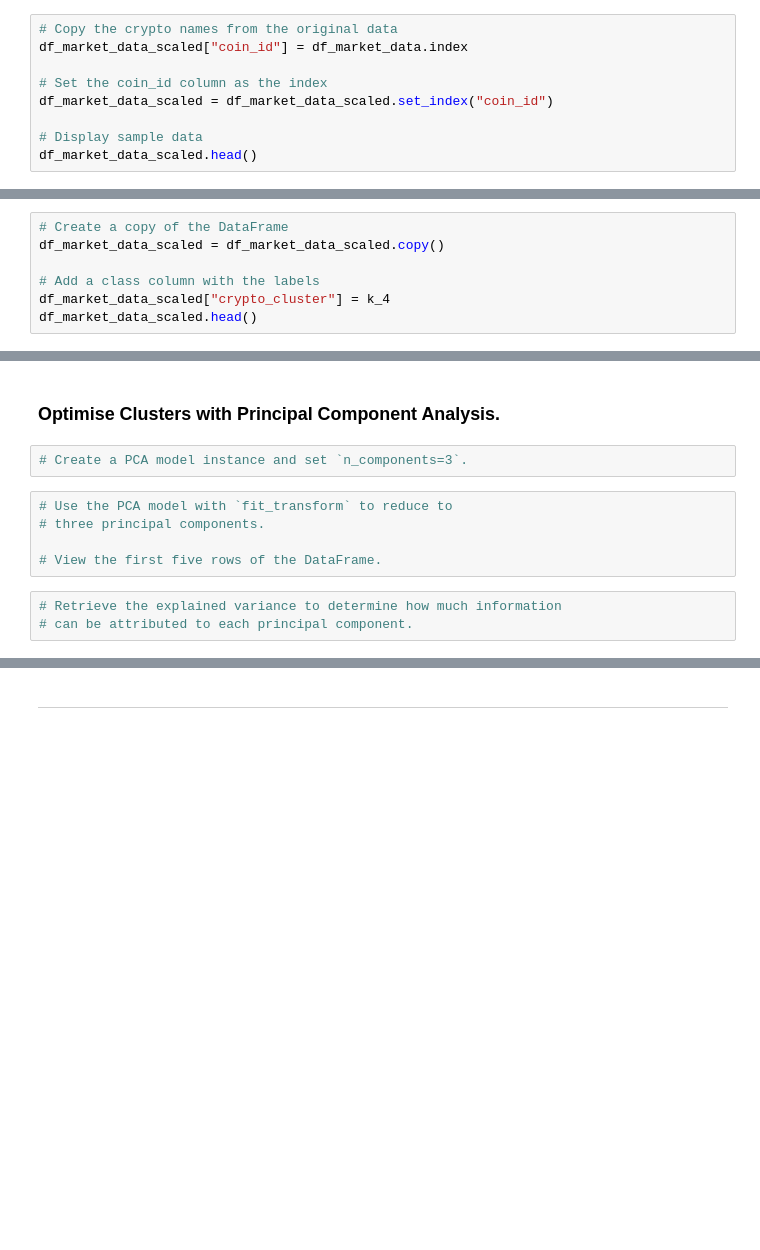
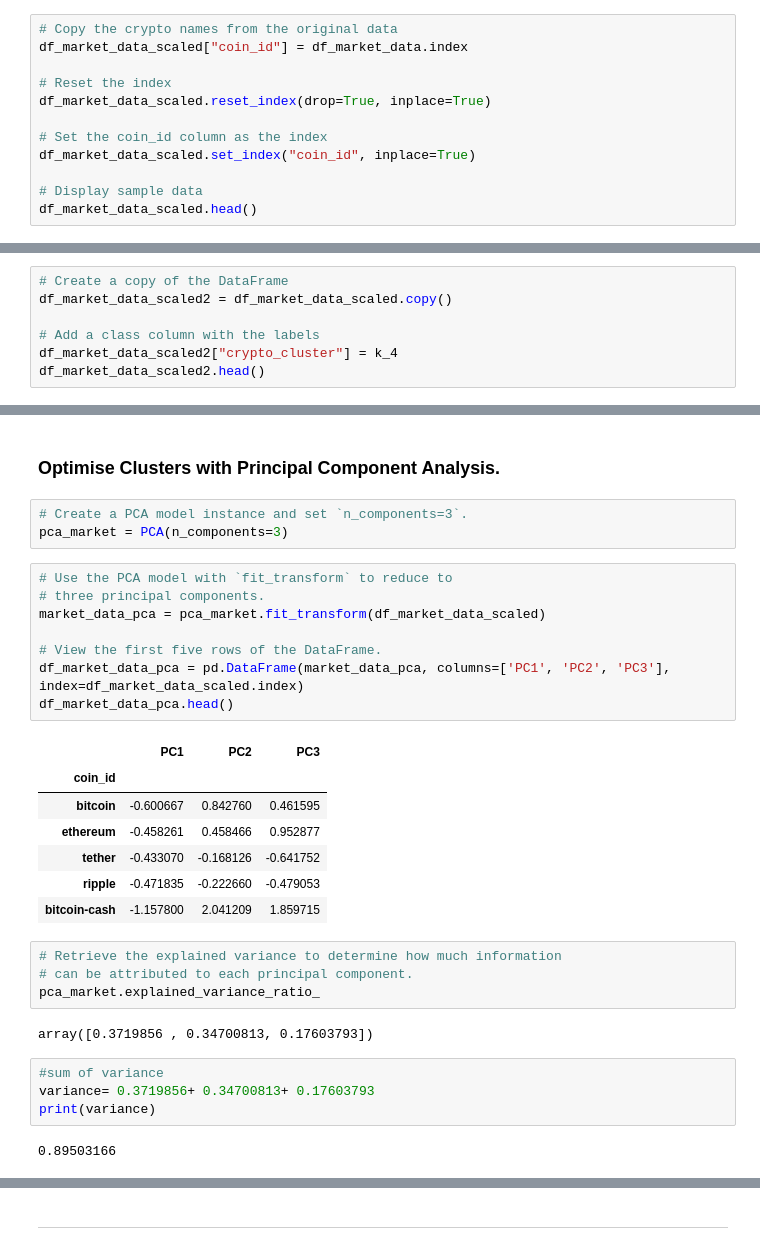
Before and after one commit to kristinaabramoff/CryptoClustering_unsupervised_ML, a Jupyter notebook: Crypto_Clustering_starter_code.ipynb, the cells around one changed output, grey strips where cells are left out. Cells and saved outputs as stored; diff of their text form; blank space fills up the shorter version.

```diff
--- a/Crypto_Clustering_starter_code.ipynb
+++ b/Crypto_Clustering_starter_code.ipynb
@@ -121,8 +121,11 @@ df_market_data_scaled
 # Copy the crypto names from the original data
 df_market_data_scaled["coin_id"] = df_market_data.index
 
+# Reset the index
+df_market_data_scaled.reset_index(drop=True, inplace=True)
+
 # Set the coin_id column as the index
-df_market_data_scaled = df_market_data_scaled.set_index("coin_id")
+df_market_data_scaled.set_index("coin_id", inplace=True)
 
 # Display sample data
 df_market_data_scaled.head()
@@ -214,11 +217,11 @@ array([1, 1, 0, 0, 1, 1, 1, 1, 1, 0, 0, 0, 0, 1, 0, 1, 0, 0, 1, 0, 0, 1,
       dtype=int32)
 # %%
 # Create a copy of the DataFrame
-df_market_data_scaled = df_market_data_scaled.copy()
+df_market_data_scaled2 = df_market_data_scaled.copy()
 
 # Add a class column with the labels
-df_market_data_scaled["crypto_cluster"] = k_4
-df_market_data_scaled.head()
+df_market_data_scaled2["crypto_cluster"] = k_4
+df_market_data_scaled2.head()
 # %% [output]
 |  | price_change_percentage_24h | price_change_percentage_7d | price_change_percentage_14d | price_change_percentage_30d | ... |
 | coin_id |  |  |  |  | ... |
@@ -261,14 +264,35 @@ df_market_data_scaled.hvplot.scatter(
 ### Optimise Clusters with Principal Component Analysis.
 # %%
 # Create a PCA model instance and set `n_components=3`.
+pca_market = PCA(n_components=3)
 # %%
 # Use the PCA model with `fit_transform` to reduce to
 # three principal components.
+market_data_pca = pca_market.fit_transform(df_market_data_scaled)
 
 # View the first five rows of the DataFrame.
+df_market_data_pca = pd.DataFrame(market_data_pca, columns=['PC1', 'PC2', 'PC3'], index=df_market_data_scaled.index)
+df_market_data_pca.head()
+# %% [output]
+|  | PC1 | PC2 | PC3 |
+| coin_id |  |  |  |
+| bitcoin | -0.600667 | 0.842760 | 0.461595 |
+| ethereum | -0.458261 | 0.458466 | 0.952877 |
+| tether | -0.433070 | -0.168126 | -0.641752 |
+| ripple | -0.471835 | -0.222660 | -0.479053 |
+| bitcoin-cash | -1.157800 | 2.041209 | 1.859715 |
 # %%
 # Retrieve the explained variance to determine how much information
 # can be attributed to each principal component.
+pca_market.explained_variance_ratio_
+# %% [output]
+array([0.3719856 , 0.34700813, 0.17603793])
+# %%
+#sum of variance
+variance= 0.3719856+ 0.34700813+ 0.17603793
+print(variance)
+# %% [output]
+0.89503166
 # %% [markdown]
 #### Answer the following question:
 
```
Also changed, not shown: parts of 17 cells of this notebook.
